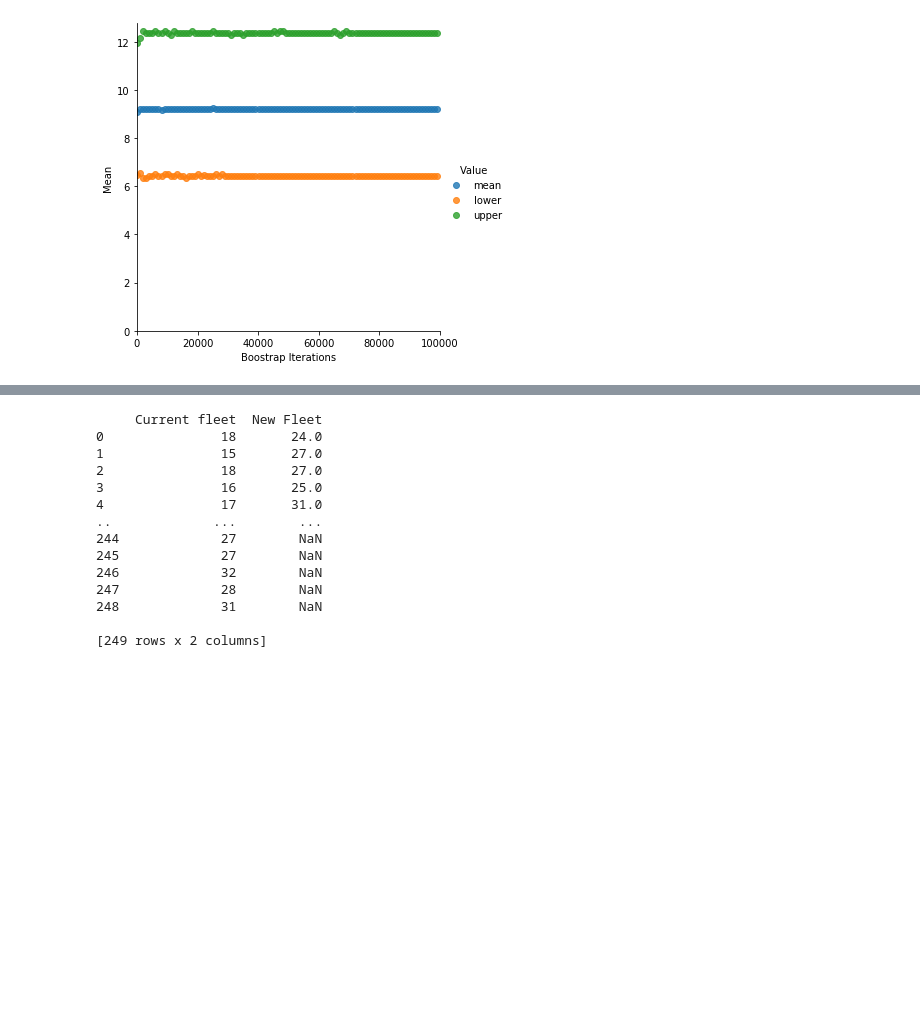
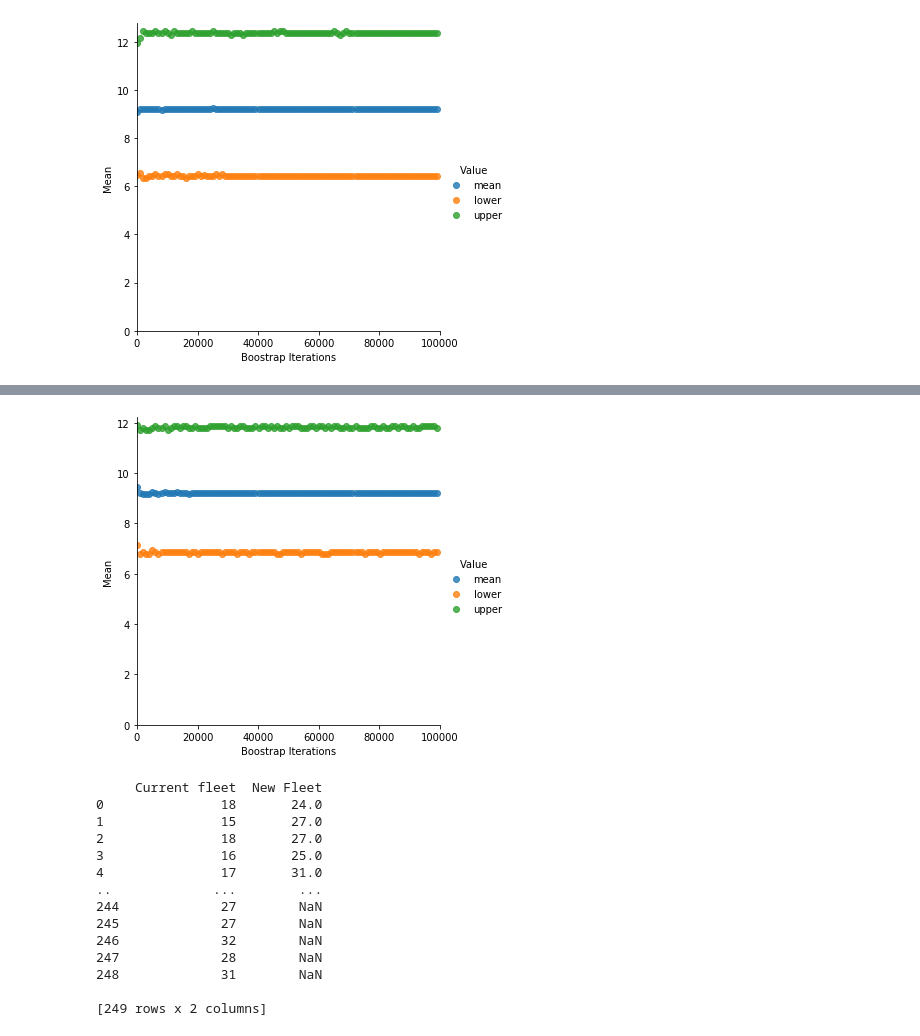
Before and after one commit to GurkiratSarna/Information-Retrieval, a Jupyter notebook: Lab 2 - 22nd January 2020.ipynb, the cells around one changed output, grey strips where cells are left out. Cells and saved outputs as stored; diff of their text form; code cells hidden in the pictures; blank space fills up the shorter version.

```diff
--- a/Lab 2 - 22nd January 2020.ipynb
+++ b/Lab 2 - 22nd January 2020.ipynb
@@ -121,3 +121,22 @@ sns_plot.savefig("bootstrap_confidence_80.pdf", bbox_inches='tight')
+# %%
+#90% CI
+boots_cust3 = []
+for i in range(100, 100000, 1000):
+    boot = boostrap_mean_ci(customer_data, customer_data.shape[0], i, 90)
+    boots_cust3.append([i, boot[0], "mean"])
+    boots_cust3.append([i, boot[1], "lower"])
+    boots_cust3.append([i, boot[2], "upper"])
+
+df_boot = pd.DataFrame(boots_cust3, columns=['Boostrap Iterations', 'Mean', "Value"])
+sns_plot = sns.lmplot(df_boot.columns[0], df_boot.columns[1], data=df_boot, fit_reg=False, hue="Value")
+
+sns_plot.axes[0, 0].set_ylim(0,)
+sns_plot.axes[0, 0].set_xlim(0, 100000)
+
+sns_plot.savefig("bootstrap_confidence_90.png", bbox_inches='tight')
+sns_plot.savefig("bootstrap_confidence_90.pdf", bbox_inches='tight')
+# %% [output]
+[figure, added]
 # %%
 vehicles_df=pd.read_csv('https://raw.githubusercontent.com/albanda/CE888/master/lab2%20-%20bootstrap/vehicles.csv')
 # %%
```
Also changed, not shown: parts of 1 cell of this notebook.
